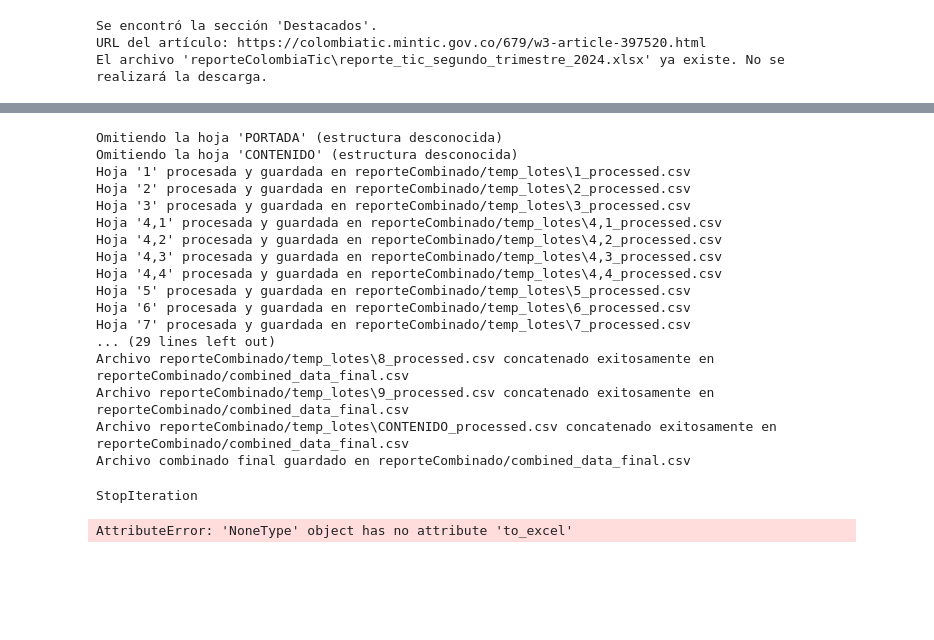
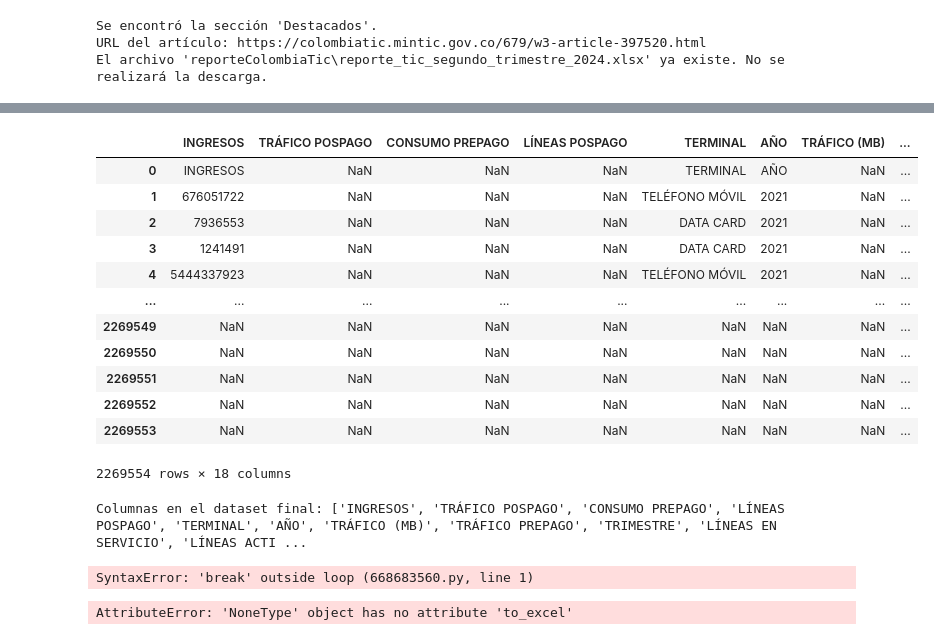
Before and after one commit to josvaldes/trabajoGradoMCD, a Jupyter notebook: Codigo/scrapingColombiaTIC.ipynb, the cells around one changed output, grey strips where cells are left out. Cells and saved outputs as stored; diff of their text form; code cells hidden in the pictures; blank space fills up the shorter version.

```diff
--- a/Codigo/scrapingColombiaTIC.ipynb
+++ b/Codigo/scrapingColombiaTIC.ipynb
@@ -551,0 +865,3 @@ El archivo 'reporteColombiaTic\reporte_tic_segundo_trimestre_2024.xlsx' ya exist
+# %%
+datasetFinal = pd.read_csv("reporteCombinado/combined_data_final.csv")
+datasetFinal.head()
@@ -552,5 +875,25 @@ El archivo 'reporteColombiaTic\reporte_tic_segundo_trimestre_2024.xlsx' ya exist
+# %%
+datasetFinal
+# %% [output]
+|  | INGRESOS | TRÁFICO POSPAGO | CONSUMO PREPAGO | LÍNEAS POSPAGO | TERMINAL | AÑO | TRÁFICO (MB) | ... |
+| 0 | INGRESOS | NaN | NaN | NaN | TERMINAL | AÑO | NaN | ... |
+| 1 | 676051722 | NaN | NaN | NaN | TELÉFONO MÓVIL | 2021 | NaN | ... |
+| 2 | 7936553 | NaN | NaN | NaN | DATA CARD | 2021 | NaN | ... |
+| 3 | 1241491 | NaN | NaN | NaN | DATA CARD | 2021 | NaN | ... |
+| 4 | 5444337923 | NaN | NaN | NaN | TELÉFONO MÓVIL | 2021 | NaN | ... |
+| ... | ... | ... | ... | ... | ... | ... | ... | ... |
+| 2269549 | NaN | NaN | NaN | NaN | NaN | NaN | NaN | ... |
+| 2269550 | NaN | NaN | NaN | NaN | NaN | NaN | NaN | ... |
+| 2269551 | NaN | NaN | NaN | NaN | NaN | NaN | NaN | ... |
+| 2269552 | NaN | NaN | NaN | NaN | NaN | NaN | NaN | ... |
+| 2269553 | NaN | NaN | NaN | NaN | NaN | NaN | NaN | ... |
+2269554 rows × 18 columns
+# %%
+print("Columnas en el dataset final:", datasetFinal.columns.tolist())
+# %% [output]
+Columnas en el dataset final: ['INGRESOS', 'TRÁFICO POSPAGO', 'CONSUMO PREPAGO', 'LÍNEAS POSPAGO', 'TERMINAL', 'AÑO', 'TRÁFICO (MB)', 'TRÁFICO PREPAGO', 'TRIMESTRE', 'LÍNEAS EN SERVICIO', 'LÍNEAS ACTI ...
 # %%
-combined_df = process_report(file_path, column_structure)  # Procesa y combina las hojas del reporte
+#combined_df = process_report(file_path, column_structure)  # Procesa y combina las hojas del reporte
 
 # Guardar el DataFrame combinado en formato CSV
 #combined_data_path_csv = "reporteCombinado/combined_data_final.csv"
@@ -559,28 +902,10 @@ combined_df = process_report(file_path, column_structure)  # Procesa y combina l
 
 #combined_data_path = "reporteCombinado"
 #save_large_df_to_csv(combined_df, combined_data_path)
-# %% [output]
-Omitiendo la hoja 'PORTADA' (estructura desconocida)
-Omitiendo la hoja 'CONTENIDO' (estructura desconocida)
-Hoja '1' procesada y guardada en reporteCombinado/temp_lotes\1_processed.csv
-Hoja '2' procesada y guardada en reporteCombinado/temp_lotes\2_processed.csv
-Hoja '3' procesada y guardada en reporteCombinado/temp_lotes\3_processed.csv
-Hoja '4,1' procesada y guardada en reporteCombinado/temp_lotes\4,1_processed.csv
-Hoja '4,2' procesada y guardada en reporteCombinado/temp_lotes\4,2_processed.csv
-Hoja '4,3' procesada y guardada en reporteCombinado/temp_lotes\4,3_processed.csv
-Hoja '4,4' procesada y guardada en reporteCombinado/temp_lotes\4,4_processed.csv
-Hoja '5' procesada y guardada en reporteCombinado/temp_lotes\5_processed.csv
-Hoja '6' procesada y guardada en reporteCombinado/temp_lotes\6_processed.csv
-Hoja '7' procesada y guardada en reporteCombinado/temp_lotes\7_processed.csv
-... (29 lines left out)
-Archivo reporteCombinado/temp_lotes\8_processed.csv concatenado exitosamente en reporteCombinado/combined_data_final.csv
-Archivo reporteCombinado/temp_lotes\9_processed.csv concatenado exitosamente en reporteCombinado/combined_data_final.csv
-Archivo reporteCombinado/temp_lotes\CONTENIDO_processed.csv concatenado exitosamente en reporteCombinado/combined_data_final.csv
-Archivo combinado final guardado en reporteCombinado/combined_data_final.csv
-# %%
-StopIteration
-# %% [output]
-StopIteration
+# %%
+break
+# %% [output]
+SyntaxError: 'break' outside loop (668683560.py, line 1)
 # %%
 # Guardar el DataFrame combinado en un archivo final
 combined_data_path = "reporteCombinado/combined_data_final.xlsx"
```
Also changed, not shown: parts of 5 cells of this notebook.
